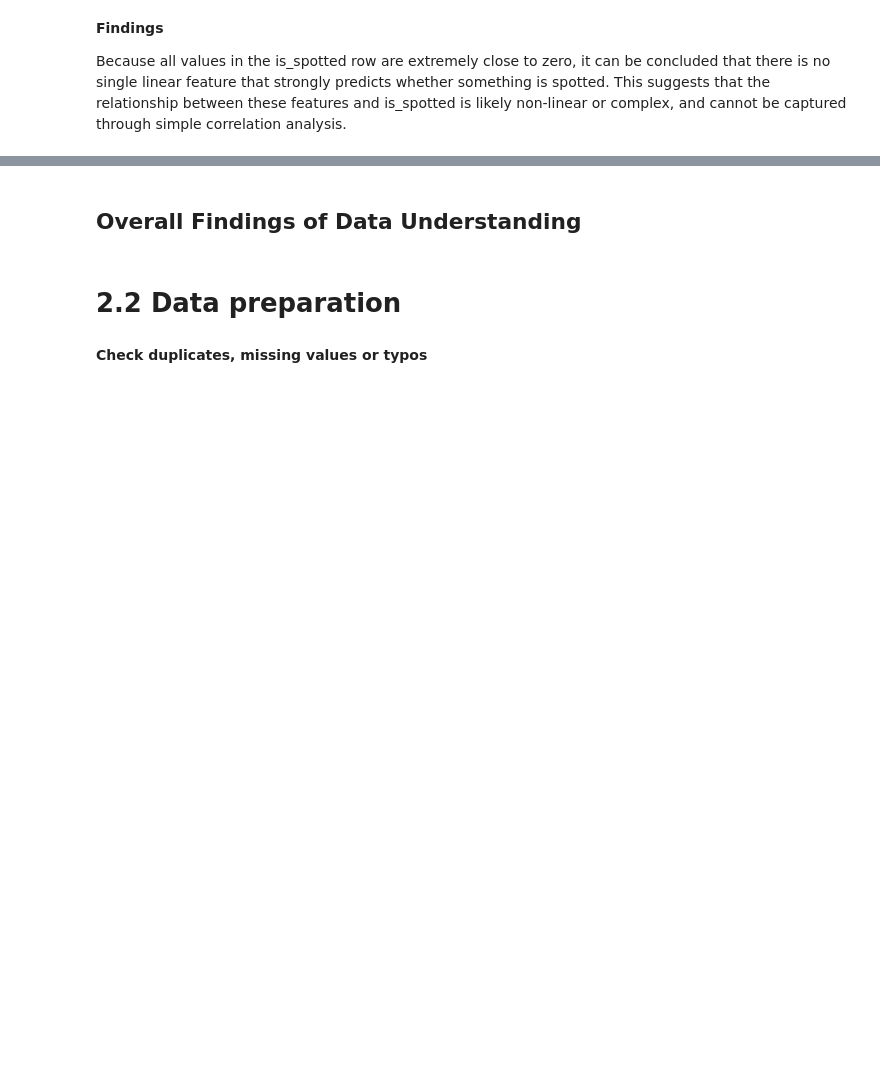
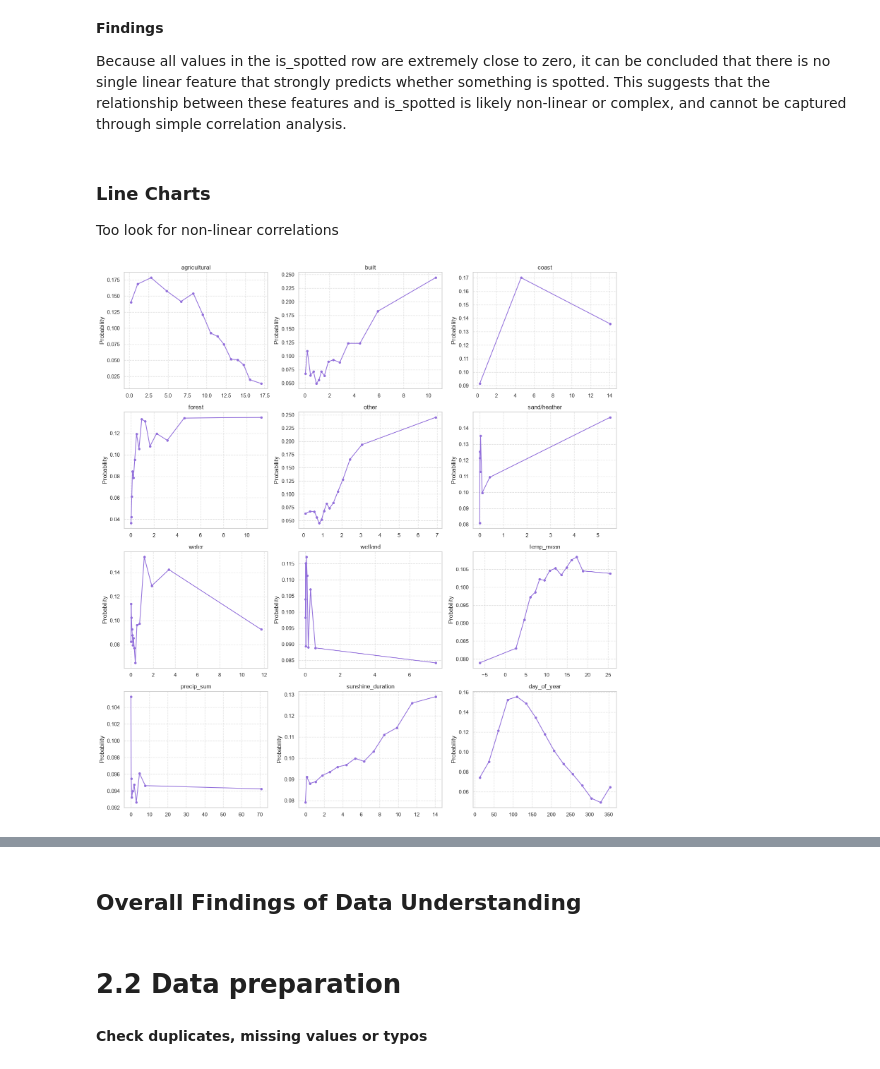
Before and after one commit to Sannebeast/Rabbitions, a Jupyter notebook: notebooks/project.ipynb, the cells around one changed output, grey strips where cells are left out. Cells and saved outputs as stored; diff of their text form; code cells hidden in the pictures; blank space fills up the shorter version.

```diff
--- a/notebooks/project.ipynb
+++ b/notebooks/project.ipynb
@@ -504,6 +508,55 @@ plt.show()
 **Findings**
 
 Because all values in the is_spotted row are extremely close to zero, it can be concluded that there is no single linear feature that strongly predicts whether something is spotted. This suggests that the relationship between these features and is_spotted is likely non-linear or complex, and cannot be captured through simple correlation analysis.
+# %% [markdown]
+### Line Charts
+Too look for non-linear correlations
+# %%
+features = [
+    "agricultural", "built", "coast", "forest", "other", "sand/heather",
+    "water", "wetland", "temp_mean", "precip_sum", "sunshine_duration", "day_of_year"
+]
+
+def plot_grid_overview(feature_list, df, bins=15, cols=3):
+    # Calculate rows needed
+    n_features = len(feature_list)
+    rows = (n_features + cols - 1) // cols
+
+    fig, axes = plt.subplots(rows, cols, figsize=(5 * cols, 4 * rows))
+    axes = axes.flatten()  # Flatten to make it easy to iterate
+
+    for i, feature in enumerate(feature_list):
+        if feature not in df.columns:
+            continue
+
+        # Binning logic
+        df_plot = df.copy()
+        try:
+            df_plot['bin'] = pd.qcut(df_plot[feature], q=bins, duplicates='drop')
+        except ValueError:
+            df_plot['bin'] = pd.cut(df_plot[feature], bins=bins)
+
+        grouped = df_plot.groupby('bin', observed=True)['is_spotted'].agg(['mean', 'count'])
+        grouped = grouped[grouped['count'] > 50]
+        x_values = [interval.mid for interval in grouped.index]
+
+        # Plotting onto the specific axis
+        axes[i].plot(x_values, grouped['mean'], marker='o', markersize=4, color='mediumpurple')
+        axes[i].set_title(feature)
+        axes[i].set_ylabel("Probability")
+        axes[i].grid(True, linestyle='--', alpha=0.6)
+
+    # Hide unused subplots
+    for j in range(i + 1, len(axes)):
+        axes[j].axis('off')
+
+    plt.tight_layout()
+    plt.show()
+
+# Run it
+plot_grid_overview(features, df, cols=3)
+# %% [output]
+[figure, added]
 # %%
 from sklearn.ensemble import RandomForestClassifier
 import matplotlib.pyplot as plt
```
Also changed, not shown: parts of 21 cells of this notebook.
